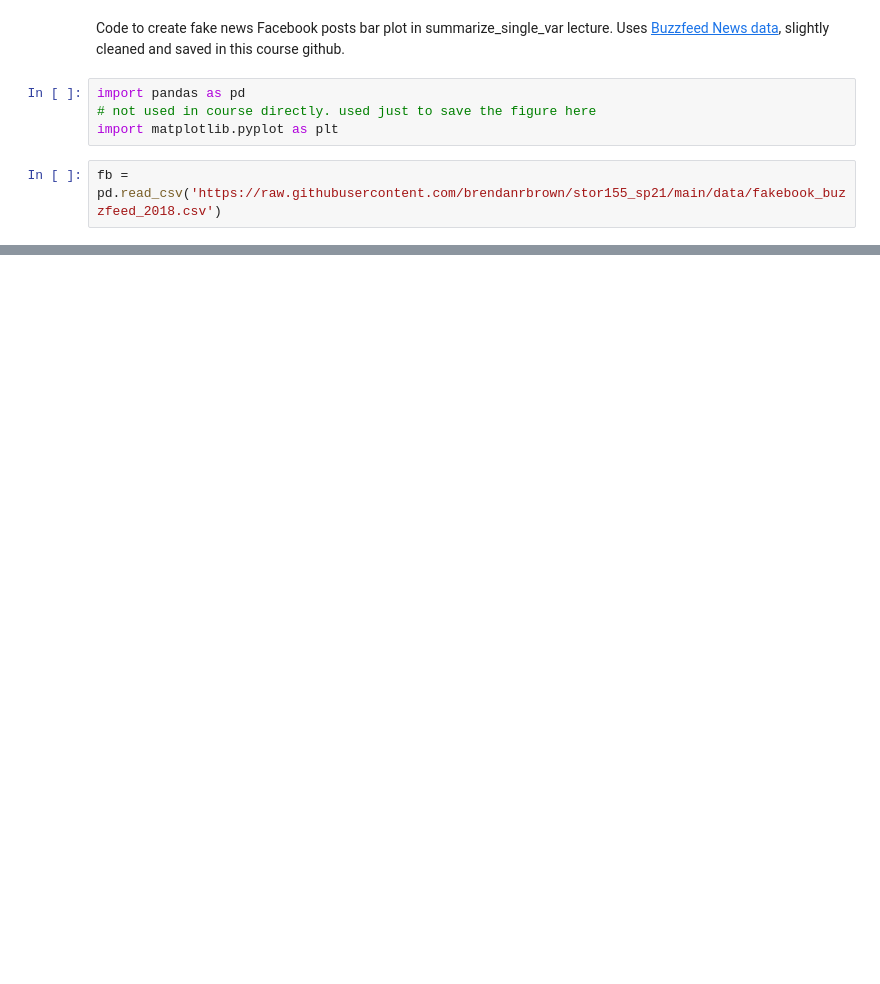
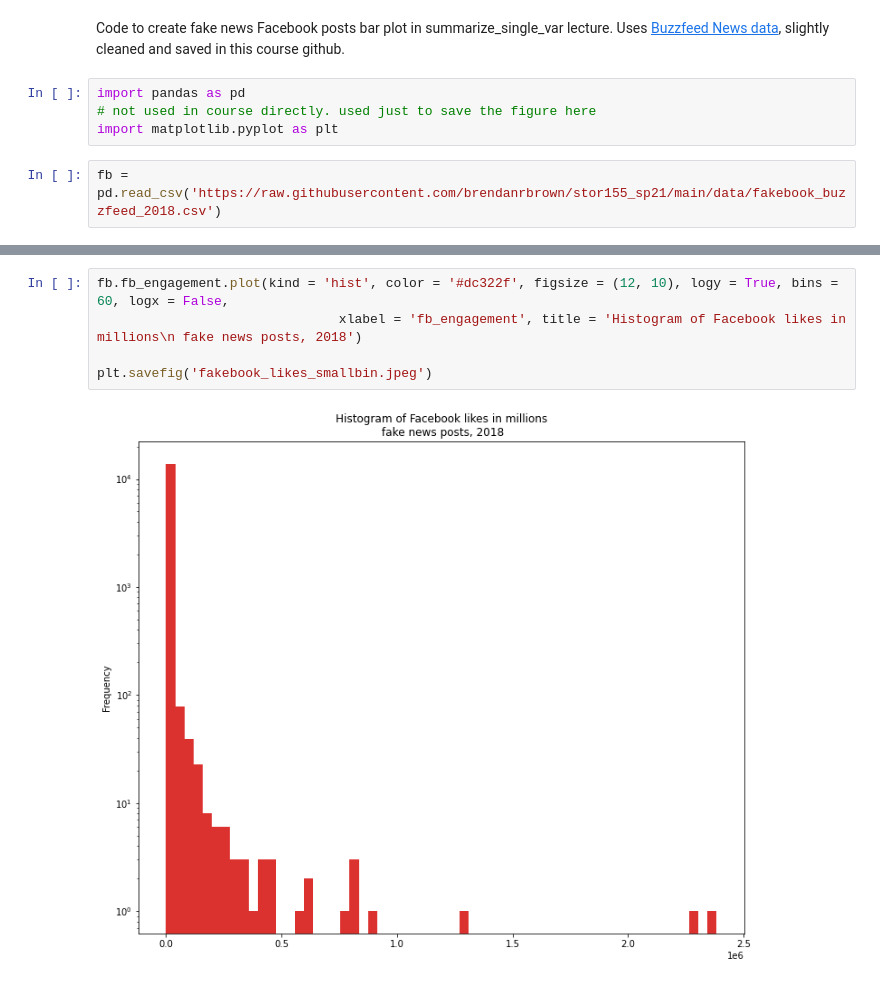
Before and after one commit to brendanrbrown/stor155_sp21, a Jupyter notebook: notebooks/fakebook_figure.ipynb, the cells around one changed output, grey strips where cells are left out. Saved outputs shown, nothing was run; the diff lists cells and outputs as text; blank space fills up the shorter version.

```diff
--- a/notebooks/fakebook_figure.ipynb
+++ b/notebooks/fakebook_figure.ipynb
@@ -36,0 +45,7 @@ plt.savefig('fakebook_over500_cat.jpeg', dpi = 350)
+# %%
+fb.fb_engagement.plot(kind = 'hist', color = '#dc322f', figsize = (12, 10), logy = True, bins = 60, logx = False,
+                               xlabel = 'fb_engagement', title = 'Histogram of Facebook likes in millions\n fake news posts, 2018')
+
+plt.savefig('fakebook_likes_smallbin.jpeg')
+# %% [output]
+[figure, added]
```
Also changed, not shown: parts of 4 cells of this notebook, 6 other files.
